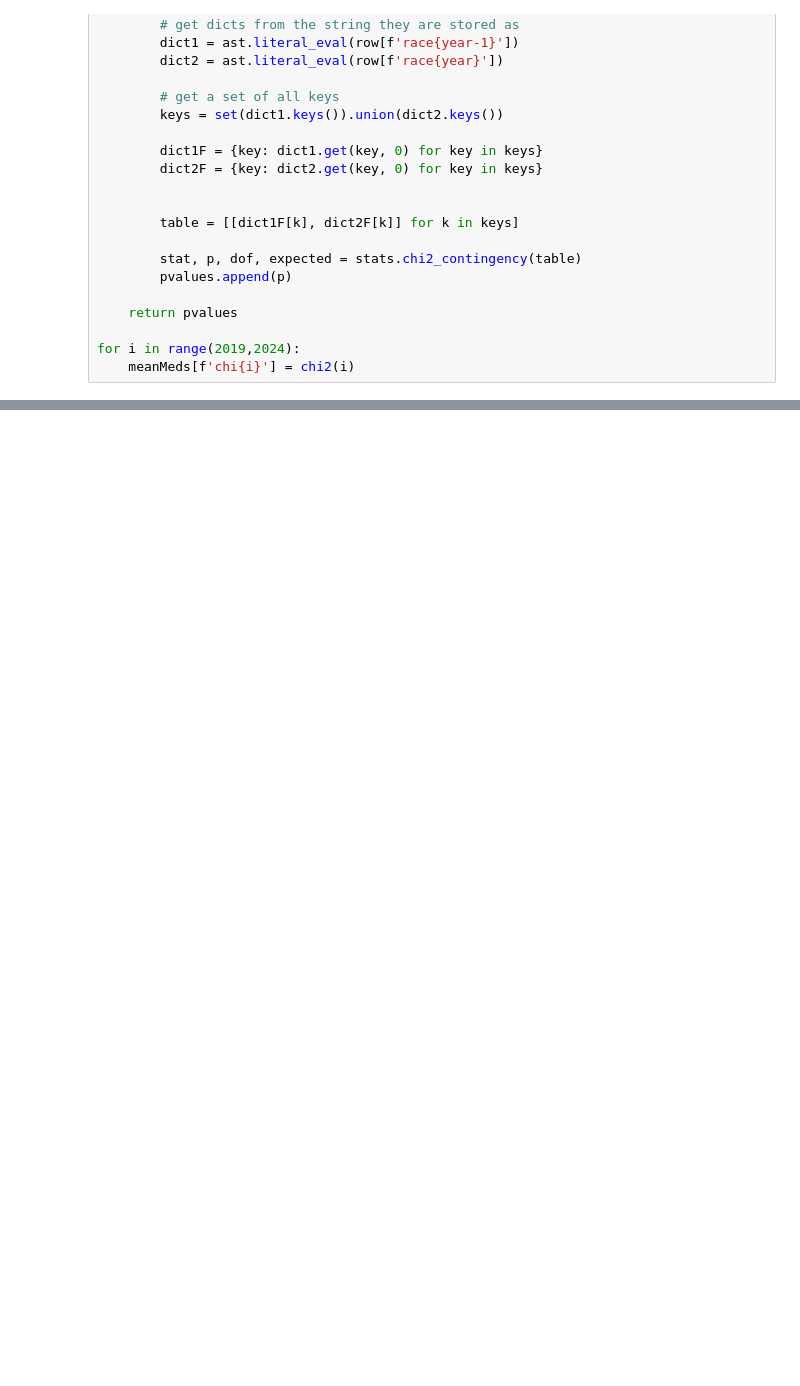
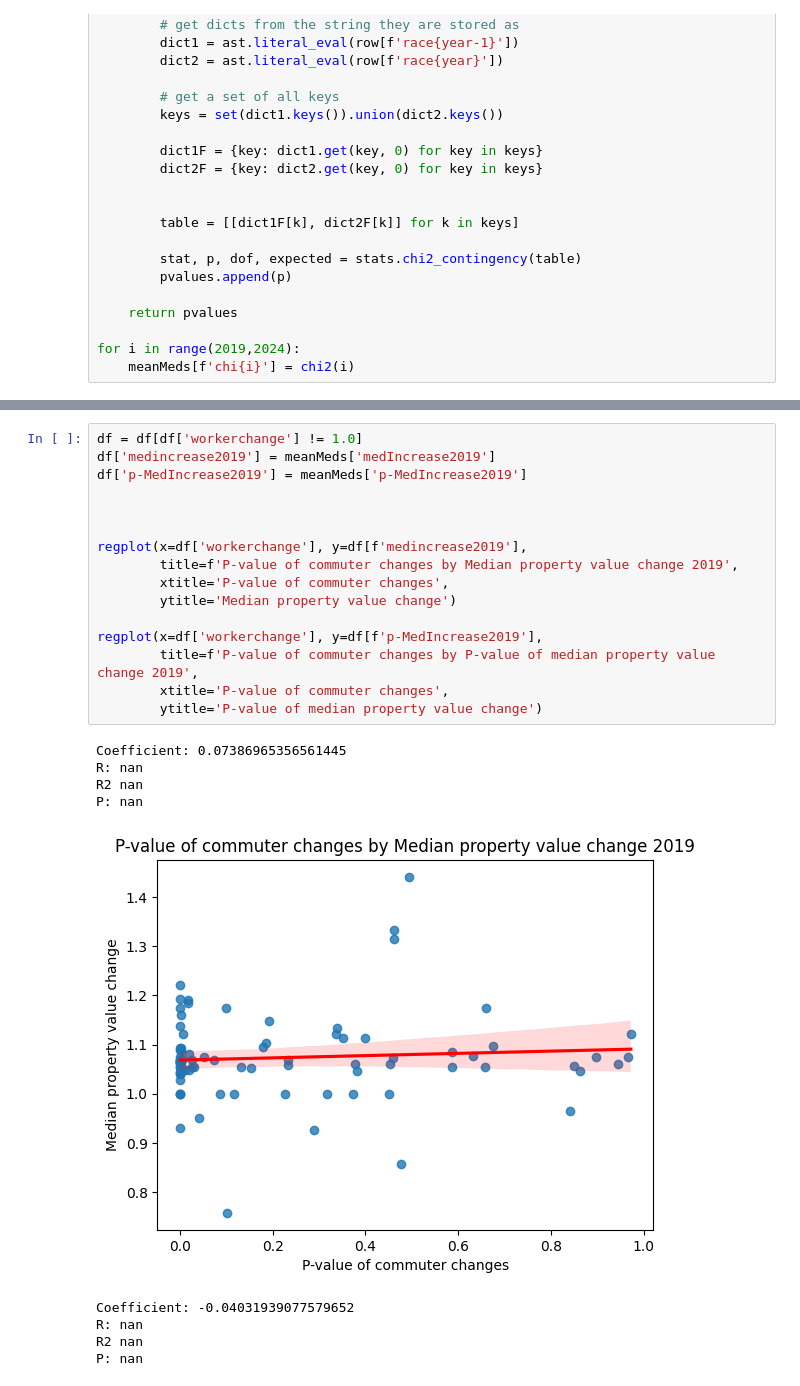
Before and after one commit to Shlefter/Data205, a Jupyter notebook: projectCode/stats.ipynb, the cells around one changed output, grey strips where cells are left out. Saved outputs shown, nothing was run; the diff lists cells and outputs as text; blank space fills up the shorter version.

```diff
--- a/projectCode/stats.ipynb
+++ b/projectCode/stats.ipynb
@@ -87,0 +221,26 @@ commuters.pivot(index='GEOID', columns=['year', ])
+# %%
+df = df[df['workerchange'] != 1.0]
+df['medincrease2019'] = meanMeds['medIncrease2019']
+df['p-MedIncrease2019'] = meanMeds['p-MedIncrease2019']
+
+
+
+regplot(x=df['workerchange'], y=df[f'medincrease2019'],
+        title=f'P-value of commuter changes by Median property value change 2019',
+        xtitle='P-value of commuter changes',
+        ytitle='Median property value change')
+
+regplot(x=df['workerchange'], y=df[f'p-MedIncrease2019'],
+        title=f'P-value of commuter changes by P-value of median property value change 2019',
+        xtitle='P-value of commuter changes',
+        ytitle='P-value of median property value change')
+# %% [output]
+Coefficient: 0.07386965356561445
+R: nan
+R2 nan
+P: nan
+[figure, added]
+Coefficient: -0.04031939077579652
+R: nan
+R2 nan
+P: nan
```
Also changed, not shown: parts of 15 cells of this notebook, 3 other files.
